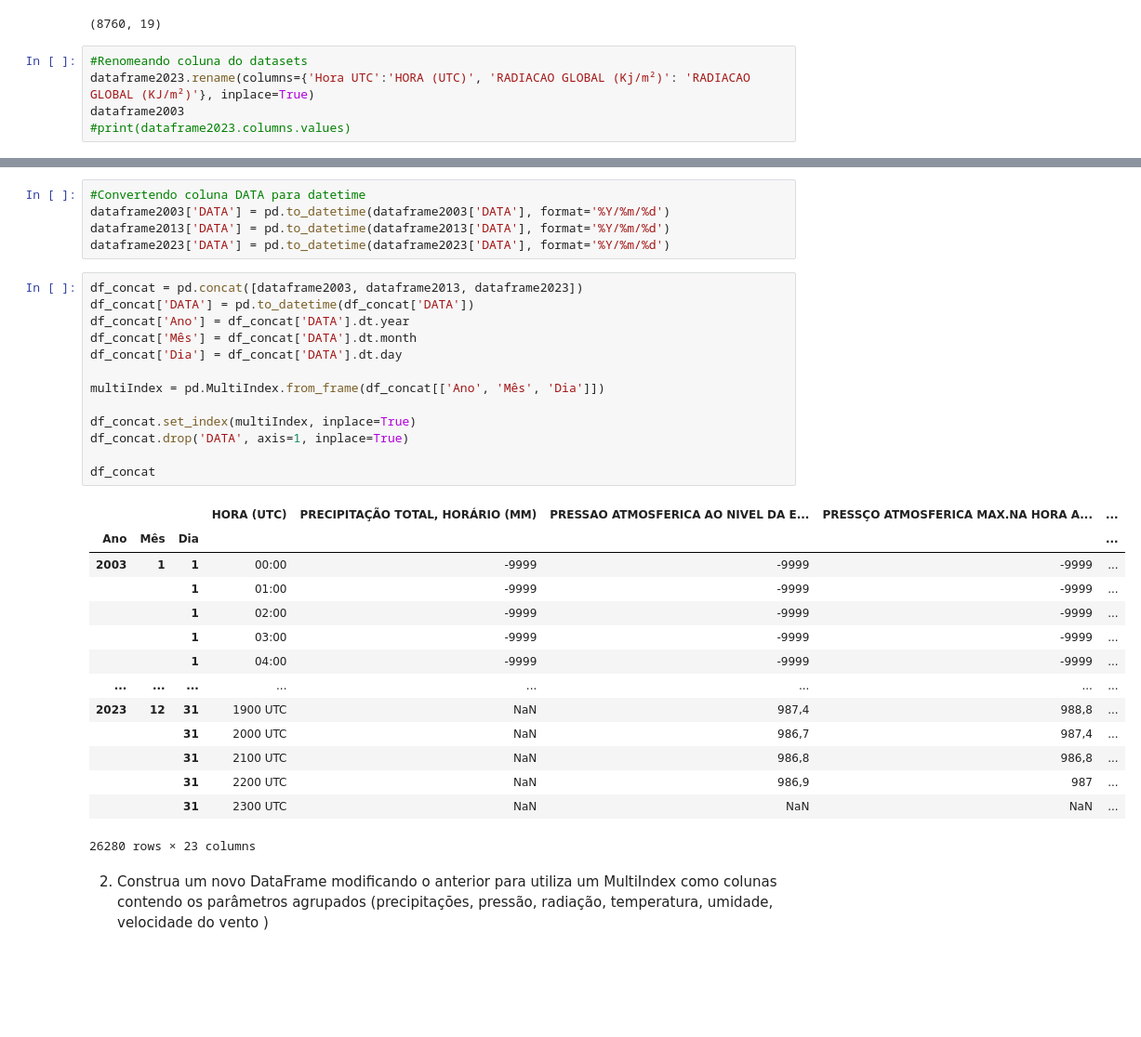
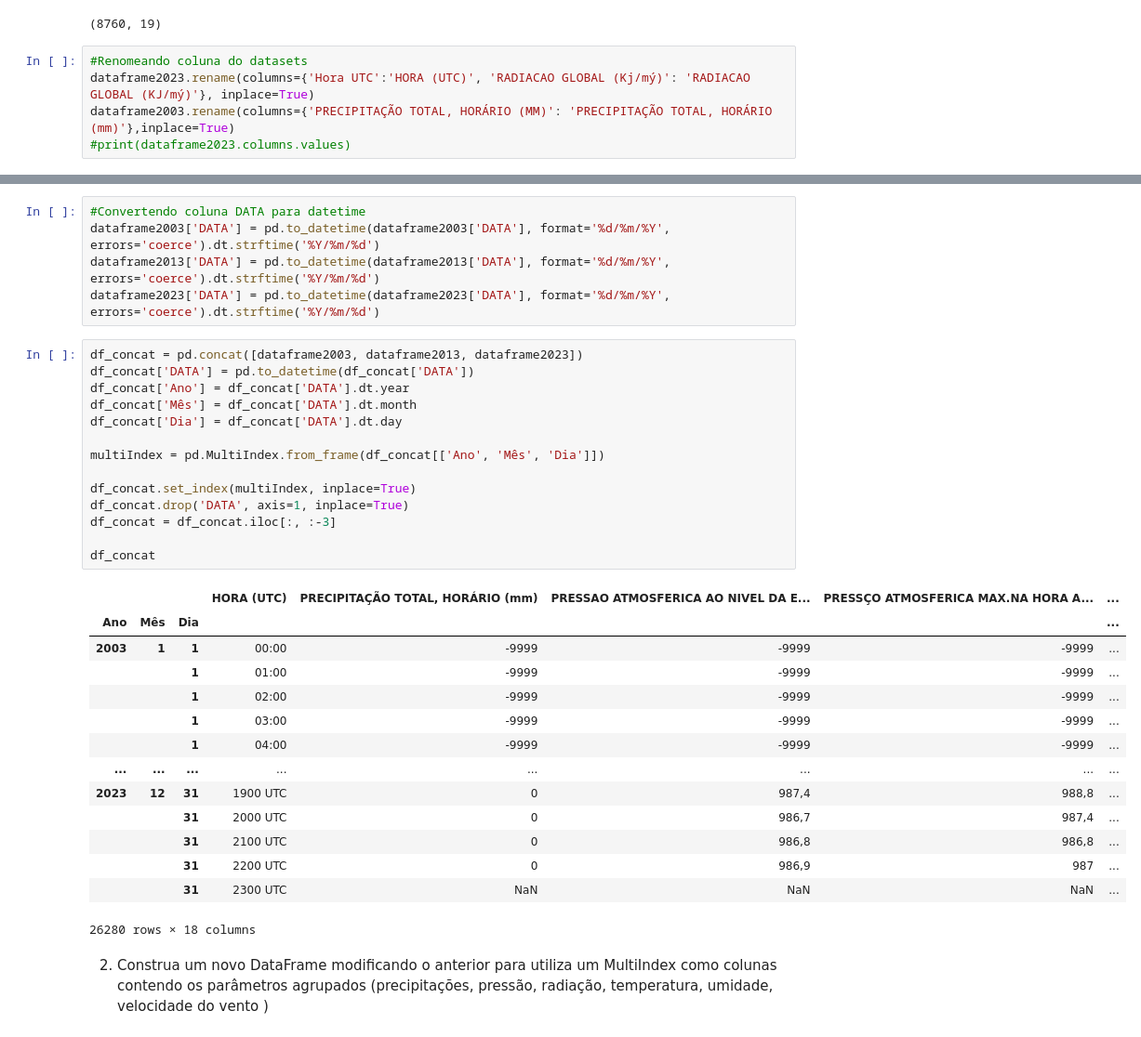
Before and after one commit to TrilhaPython/IP-P007, a Jupyter notebook: IP-P007.ipynb, the cells around one changed output, grey strips where cells are left out. Shown: that part at 93% size. Saved outputs shown, nothing was run; the diff lists cells and outputs as text; blank space fills up the shorter version.

```diff
--- a/IP-P007.ipynb
+++ b/IP-P007.ipynb
@@ -61,6 +61,6 @@ dataframe2003.shape
 (8760, 19)
 # %%
 #Renomeando coluna do datasets
-dataframe2023.rename(columns={'Hora UTC':'HORA (UTC)', 'RADIACAO GLOBAL (Kj/m²)': 'RADIACAO GLOBAL (KJ/m²)'}, inplace=True)
-dataframe2003
+dataframe2023.rename(columns={'Hora UTC':'HORA (UTC)', 'RADIACAO GLOBAL (Kj/mý)': 'RADIACAO GLOBAL (KJ/mý)'}, inplace=True)
+dataframe2003.rename(columns={'PRECIPITAÇÃO TOTAL, HORÁRIO (MM)': 'PRECIPITAÇÃO TOTAL, HORÁRIO (mm)'},inplace=True)
 #print(dataframe2023.columns.values)
@@ -81,23 +67,24 @@ dataframe2003
 # %%
 #Convertendo coluna DATA para datetime
-dataframe2003['DATA'] = pd.to_datetime(dataframe2003['DATA'], format='%Y/%m/%d')
-dataframe2013['DATA'] = pd.to_datetime(dataframe2013['DATA'], format='%Y/%m/%d')
-dataframe2023['DATA'] = pd.to_datetime(dataframe2023['DATA'], format='%Y/%m/%d')
+dataframe2003['DATA'] = pd.to_datetime(dataframe2003['DATA'], format='%d/%m/%Y', errors='coerce').dt.strftime('%Y/%m/%d')
+dataframe2013['DATA'] = pd.to_datetime(dataframe2013['DATA'], format='%d/%m/%Y', errors='coerce').dt.strftime('%Y/%m/%d')
+dataframe2023['DATA'] = pd.to_datetime(dataframe2023['DATA'], format='%d/%m/%Y', errors='coerce').dt.strftime('%Y/%m/%d')
 # %%
 df_concat = pd.concat([dataframe2003, dataframe2013, dataframe2023])
 df_concat['DATA'] = pd.to_datetime(df_concat['DATA'])
 df_concat['Ano'] = df_concat['DATA'].dt.year
 df_concat['Mês'] = df_concat['DATA'].dt.month
 df_concat['Dia'] = df_concat['DATA'].dt.day
 
 multiIndex = pd.MultiIndex.from_frame(df_concat[['Ano', 'Mês', 'Dia']])
 
 df_concat.set_index(multiIndex, inplace=True)
 df_concat.drop('DATA', axis=1, inplace=True)
+df_concat = df_concat.iloc[:, :-3]
 
 df_concat
 # %% [output]
-|  |  |  | HORA (UTC) | PRECIPITAÇÃO TOTAL, HORÁRIO (MM) | PRESSAO ATMOSFERICA AO NIVEL DA E... | PRESSÇO ATMOSFERICA MAX.NA HORA A... | ... |
+|  |  |  | HORA (UTC) | PRECIPITAÇÃO TOTAL, HORÁRIO (mm) | PRESSAO ATMOSFERICA AO NIVEL DA E... | PRESSÇO ATMOSFERICA MAX.NA HORA A... | ... |
 | Ano | Mês | Dia |  |  |  |  | ... |
 | 2003 | 1 | 1 | 00:00 | -9999 | -9999 | -9999 | ... |
 |  |  | 1 | 01:00 | -9999 | -9999 | -9999 | ... |
@@ -105,11 +92,11 @@ df_concat
 |  |  | 1 | 03:00 | -9999 | -9999 | -9999 | ... |
 |  |  | 1 | 04:00 | -9999 | -9999 | -9999 | ... |
 | ... | ... | ... | ... | ... | ... | ... | ... |
-| 2023 | 12 | 31 | 1900 UTC | NaN | 987,4 | 988,8 | ... |
-|  |  | 31 | 2000 UTC | NaN | 986,7 | 987,4 | ... |
-|  |  | 31 | 2100 UTC | NaN | 986,8 | 986,8 | ... |
-|  |  | 31 | 2200 UTC | NaN | 986,9 | 987 | ... |
+| 2023 | 12 | 31 | 1900 UTC | 0 | 987,4 | 988,8 | ... |
+|  |  | 31 | 2000 UTC | 0 | 986,7 | 987,4 | ... |
+|  |  | 31 | 2100 UTC | 0 | 986,8 | 986,8 | ... |
+|  |  | 31 | 2200 UTC | 0 | 986,9 | 987 | ... |
 |  |  | 31 | 2300 UTC | NaN | NaN | NaN | ... |
-26280 rows × 23 columns
+26280 rows × 18 columns
 # %% [markdown]
 2. Construa um novo DataFrame modificando o anterior para utiliza um MultiIndex como colunas contendo os parâmetros agrupados (precipitações, pressão, radiação, temperatura, umidade, velocidade do vento )
```
Also changed, not shown: parts of 3 cells of this notebook.
